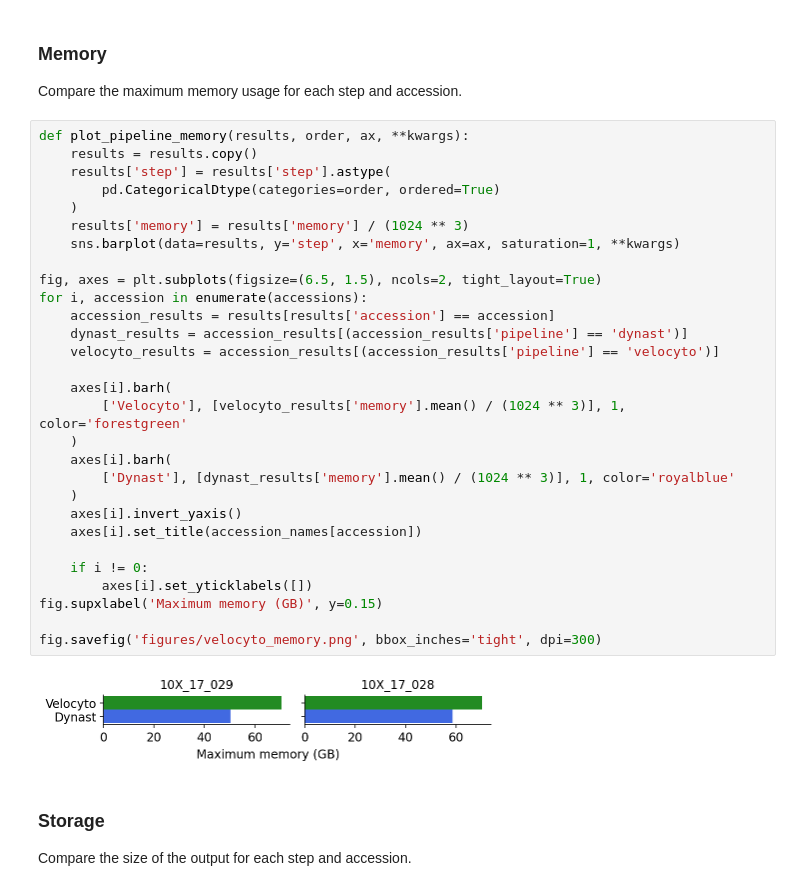
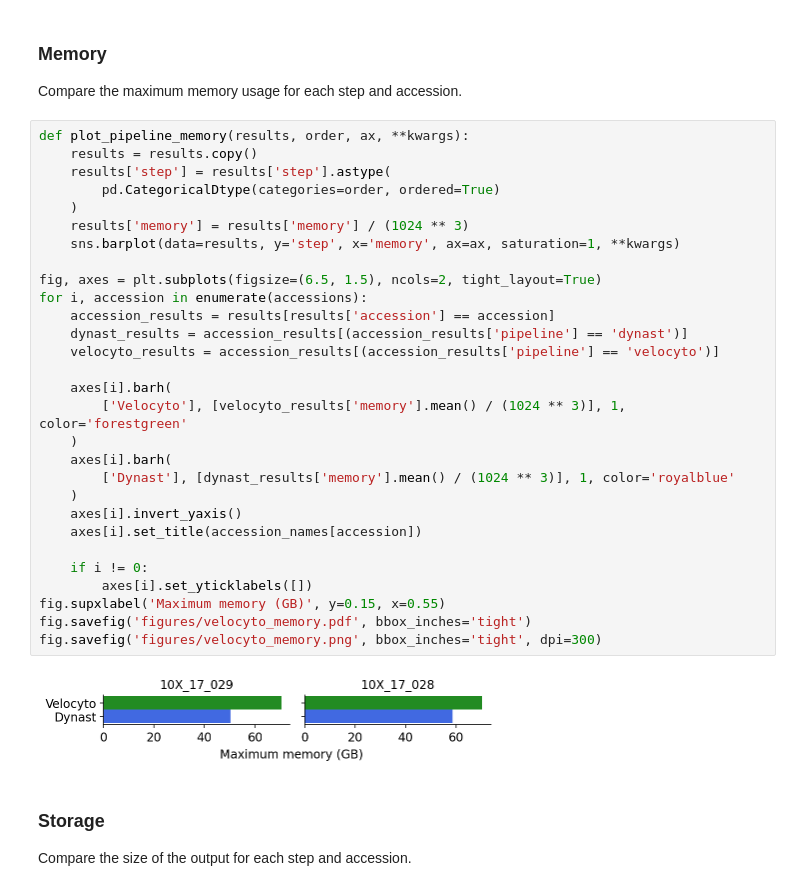
Before and after one commit to Lioscro/dynast-thesis, a Jupyter notebook: velocyto/benchmark.ipynb, the cells around one changed output. Cells and saved outputs as stored; diff of their text form.

```diff
--- a/velocyto/benchmark.ipynb
+++ b/velocyto/benchmark.ipynb
@@ -196,34 +197,34 @@ Compare the maximum memory usage for each step and accession.
 # %%
 def plot_pipeline_memory(results, order, ax, **kwargs):
     results = results.copy()
     results['step'] = results['step'].astype(
         pd.CategoricalDtype(categories=order, ordered=True)
     )
     results['memory'] = results['memory'] / (1024 ** 3)
     sns.barplot(data=results, y='step', x='memory', ax=ax, saturation=1, **kwargs)
 
 fig, axes = plt.subplots(figsize=(6.5, 1.5), ncols=2, tight_layout=True)
 for i, accession in enumerate(accessions):
     accession_results = results[results['accession'] == accession]
     dynast_results = accession_results[(accession_results['pipeline'] == 'dynast')]
     velocyto_results = accession_results[(accession_results['pipeline'] == 'velocyto')]
 
     axes[i].barh(
         ['Velocyto'], [velocyto_results['memory'].mean() / (1024 ** 3)], 1, color='forestgreen'
     )
     axes[i].barh(
         ['Dynast'], [dynast_results['memory'].mean() / (1024 ** 3)], 1, color='royalblue'
     )
     axes[i].invert_yaxis()
     axes[i].set_title(accession_names[accession])
 
     if i != 0:
         axes[i].set_yticklabels([])
-fig.supxlabel('Maximum memory (GB)', y=0.15)
-
+fig.supxlabel('Maximum memory (GB)', y=0.15, x=0.55)
+fig.savefig('figures/velocyto_memory.pdf', bbox_inches='tight')
 fig.savefig('figures/velocyto_memory.png', bbox_inches='tight', dpi=300)
 # %% [output]
-[figure, old version]
+[figure, new version]
 # %% [markdown]
 ### Storage
 
```
Also changed, not shown: parts of 2 cells of this notebook, 21 other files.
